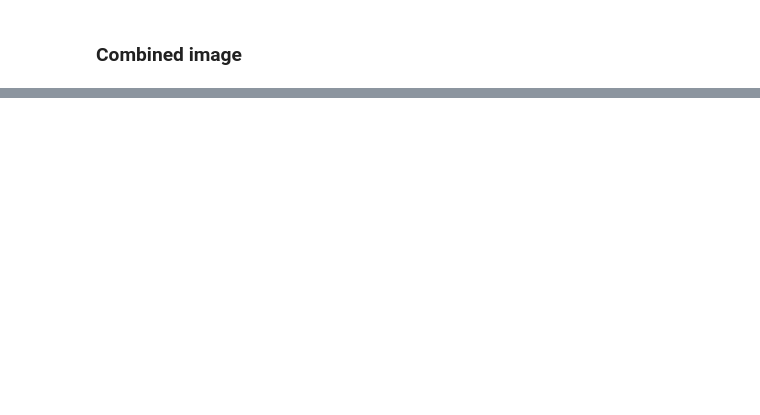
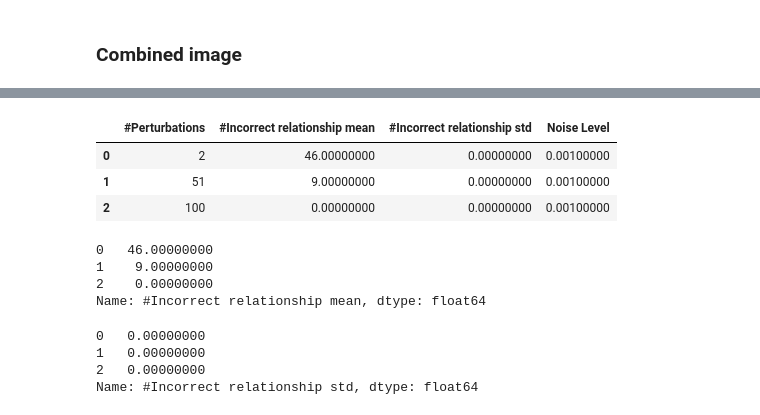
Before and after one commit to mjayadharan/DAE-FINDER_dev, a Jupyter notebook: Example_3_powergrid_case_39_pertub_depend.ipynb, the cells around one changed output, grey strips where cells are left out. Saved outputs shown, nothing was run; the diff lists cells and outputs as text; code cells hidden in the pictures; blank space fills up the shorter version.

```diff
--- a/Example_3_powergrid_case_39_pertub_depend.ipynb
+++ b/Example_3_powergrid_case_39_pertub_depend.ipynb
@@ -1076,0 +1082,12 @@ plt.savefig('/Users/manu_jay/git_repos/DAE-FINDER_dev/Numerical_Example/power_gr
+# %%
+num_permutations = 4
+folder_name_1 = "case39bus9gen_halfperturb"
+# folder_name_1 = "case39bus10gen_onetenthperturb"
+noise_percent_list = [0,0.0001,0.001,0.01]
+snr_list = ["No noise", "40dB", "30dB", "20dB"]
+result_dict_up= {}
+for noise_perc_value, snr in zip(noise_percent_list, snr_list):
+    result_dict_up[snr] = pd.read_csv(
+        "/Users/manu_jay/git_repos/DAE-FINDER_dev/Numerical_Exa"
+            "mple/power_grid/{}/{}-{}_noise_{}_permutation.csv".format(folder_name_1, folder_name_1, noise_perc_value,
+                                                                      num_permutations))
@@ -1119,0 +1236,21 @@ plt.savefig('/Users/manu_jay/git_repos/DAE-FINDER_dev/Numerical_Example/power_gr
+# %%
+result_dict_up['30dB']
+# %% [output]
+|  | #Perturbations | #Incorrect relationship mean | #Incorrect relationship std | Noise Level |
+| 0 | 2 | 46.00000000 | 0.00000000 | 0.00100000 |
+| 1 | 51 | 9.00000000 | 0.00000000 | 0.00100000 |
+| 2 | 100 | 0.00000000 | 0.00000000 | 0.00100000 |
+# %%
+result_df_["#Incorrect relationship mean"]
+# %% [output]
+0   46.00000000
+1    9.00000000
+2    0.00000000
+Name: #Incorrect relationship mean, dtype: float64
+# %%
+result_df_["#Incorrect relationship std"]
+# %% [output]
+0   0.00000000
+1   0.00000000
+2   0.00000000
+Name: #Incorrect relationship std, dtype: float64
```
Also changed, not shown: parts of 14 cells of this notebook.
